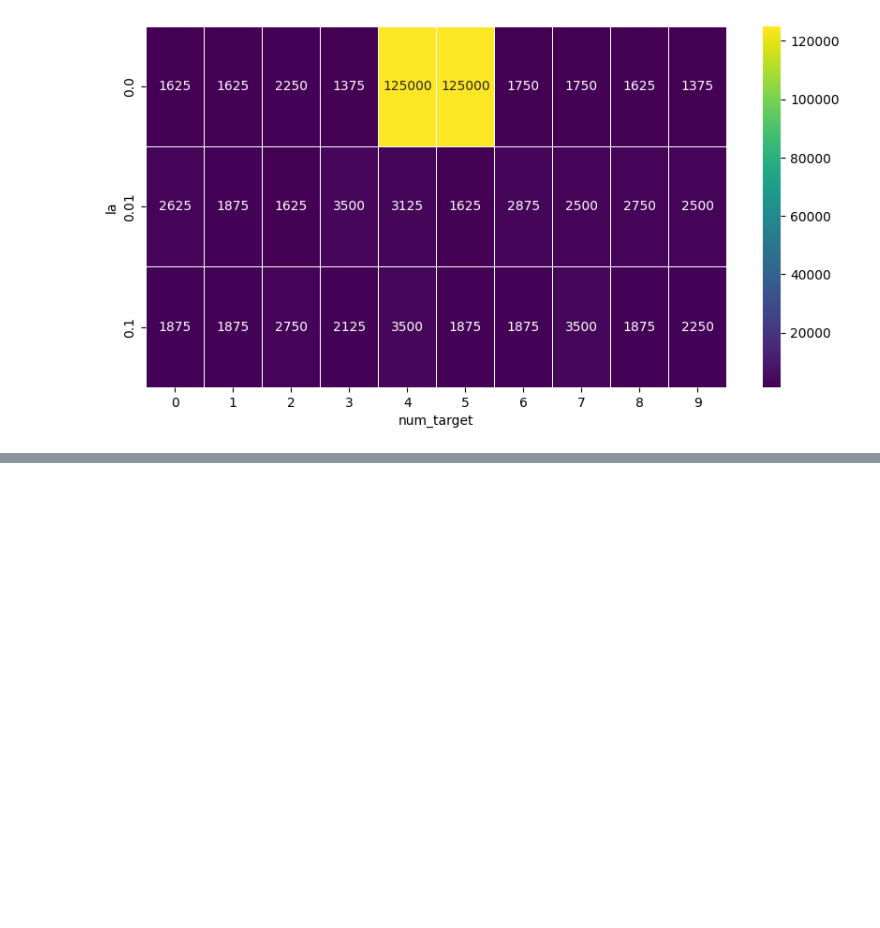
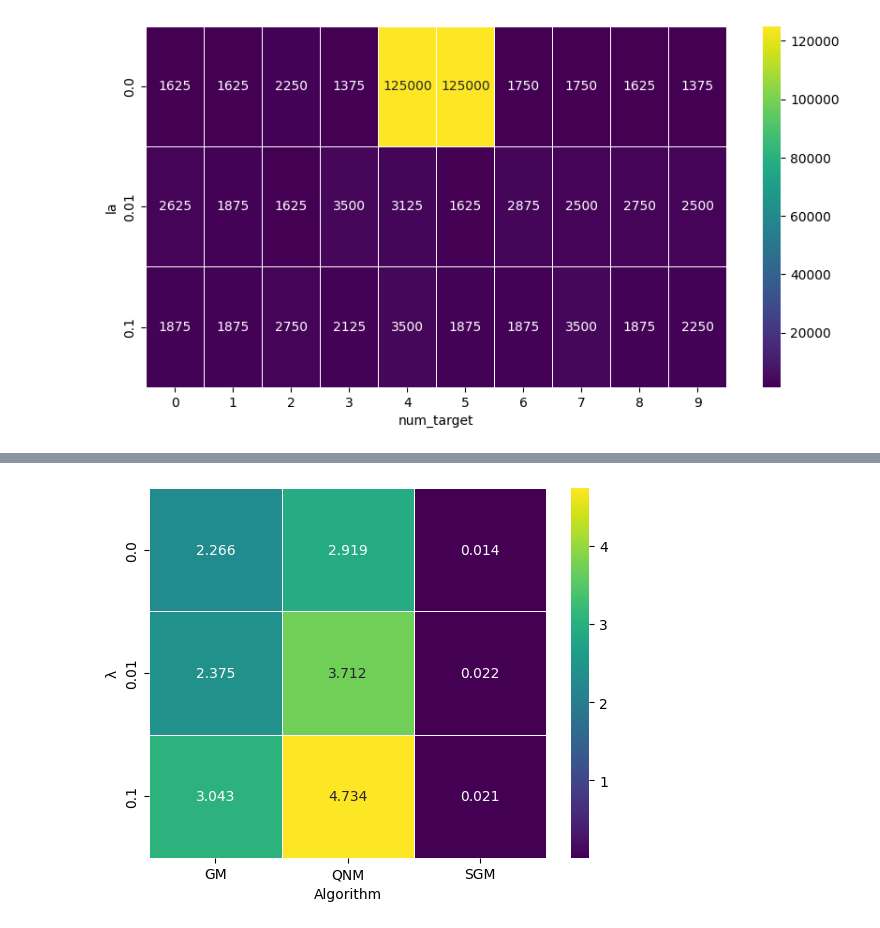
Before and after one commit to carlosarboness/NN-Mathematical-Optimization, a Jupyter notebook: graphics.ipynb, the cells around one changed output, grey strips where cells are left out. Cells and saved outputs as stored; diff of their text form; code cells hidden in the pictures; blank space fills up the shorter version.

```diff
--- a/graphics.ipynb
+++ b/graphics.ipynb
@@ -107,0 +139,12 @@ for num_target in range(10):
+# %%
+# plot avg tex/ avg niter
+at['niter'] = an['niter']
+at['tex/niter'] = (at['tex'] / at['niter'])*1000 # we keep the time in ms
+
+sns.heatmap(at.pivot_table(index='la', columns='isd', values='tex/niter'),annot=True, fmt=".3f", linewidths=.5, cmap='viridis', norm=norm)
+plt.xlabel('Algorithm')
+plt.ylabel('λ')
+plt.savefig('figures/avg_tex_niter.png', dpi=300, bbox_inches='tight')
+plt.show()
+# %% [output]
+[figure, added]
```
Also changed, not shown: parts of 11 cells of this notebook, 8 other files.
